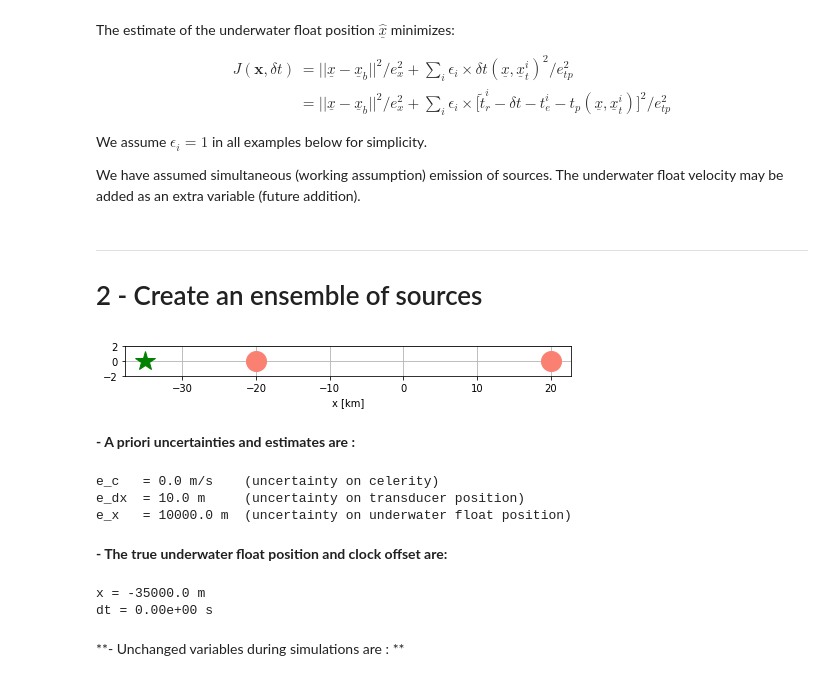
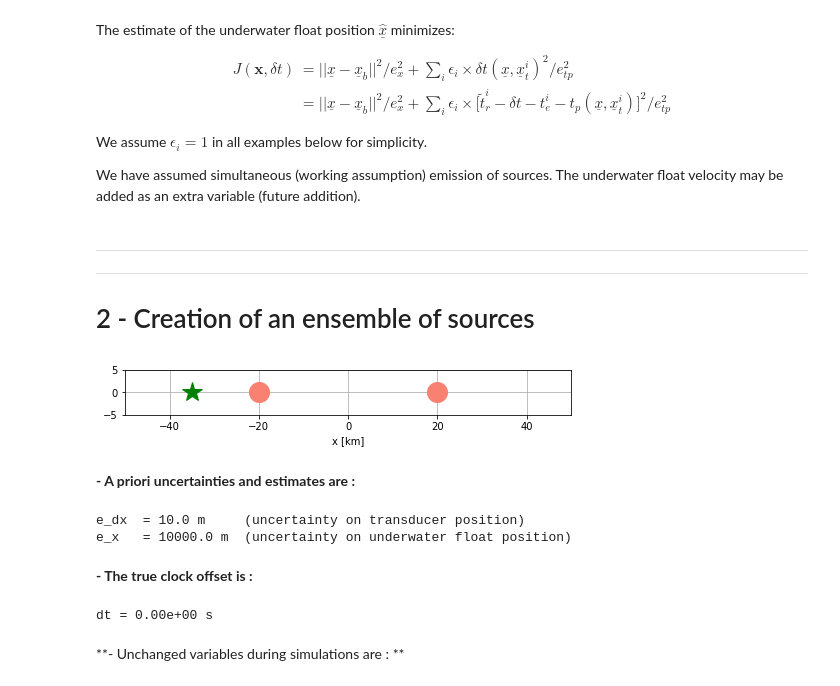
Before and after one commit to ponchama/Cognac_Acoustique, a Jupyter notebook: Geolocation/geolocation_1D.ipynb, the cells around one changed output. Saved outputs shown, nothing was run; the diff lists cells and outputs as text; code cells hidden in the pictures.

```diff
--- a/Geolocation/geolocation_1D.ipynb
+++ b/Geolocation/geolocation_1D.ipynb
@@ -72,54 +70,52 @@ from clib.geolocation_1D import *
 # %% [markdown]
 ---
-# 2 - Create an ensemble of sources
+---
+# 2 - Creation of an ensemble of sources
 # %%
 ### create an ensemble of sources
 dx=40. *1.e3 # in meters
 sources=[]
 sources.append(source( dx*.5, 0))
 sources.append(source(-dx*.5, 0))
 
 
 
 Ns = len(sources)
 
 ### init a receiver
 #r=receiver(0. *1.e3, 0. *1.e3, e_x=10.e3)
 r=receiver(-35. *1.e3, 0, e_x=10.e3, e_dt=0.)
 
 ### init mapping
 pmap = xtmap(c_b=1500., e_c=0., e_t=None, e_min=1.e-3)  #e_min on time (Cramer-Rao)
 
 ### plot
 plt.figure(figsize=(8,3))
 ax=plt.subplot(111)
 [s.plot() for s in sources]
 r.plot()
-plt.ylim([-2, 2])
+plt.ylim([-5, 5])
+plt.xlim([-50,50])
 ax.grid()
 ax.set_aspect('equal')
 plt.xlabel('x [km]')
 plt.show()
 # %% [output]
-[figure, old version]
+[figure, new version]
 # %% [markdown]
 **- A priori uncertainties and estimates are :**
 # %%
 # a priori uncertainties :
-print("e_c   = %.1f m/s    (uncertainty on celerity)" %pmap.e_c)
-# si e_c = 0 alors e_tp = e_min = 1.e-3 s
 print("e_dx  = %.1f m     (uncertainty on transducer position)" %sources[0].e_dx)
 print("e_x   = %.1f m  (uncertainty on underwater float position)" %r.e_x)
 # %% [output]
-e_c   = 0.0 m/s    (uncertainty on celerity)
 e_dx  = 10.0 m     (uncertainty on transducer position)
 e_x   = 10000.0 m  (uncertainty on underwater float position)
 # %% [markdown]
-**- The true underwater float position and clock offset are:**
+**- The true clock offset is :**
 # %%
-print('x = %.1f m \ndt = %.2e s' %(r.x, r.dt))
+print('dt = %.2e s' %(r.dt))
 # %% [output]
-x = -35000.0 m
 dt = 0.00e+00 s
 # %% [markdown]
 **- Unchanged variables during simulations are : **
```
Also changed, not shown: parts of 94 cells of this notebook, 1 other file.
